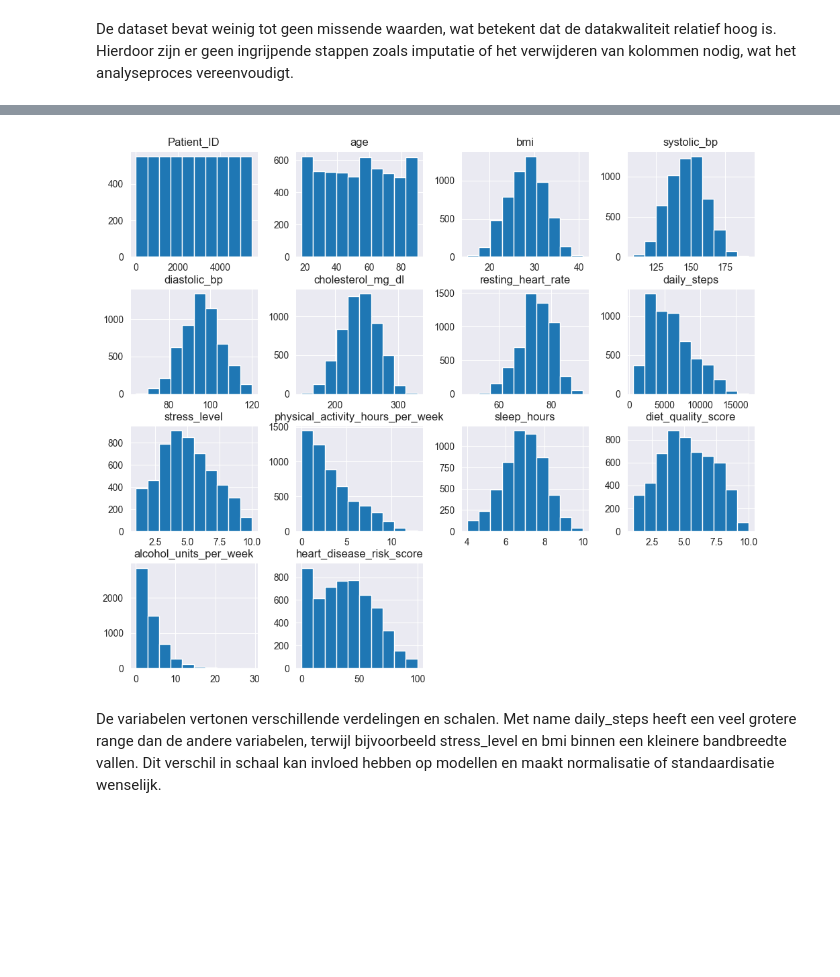
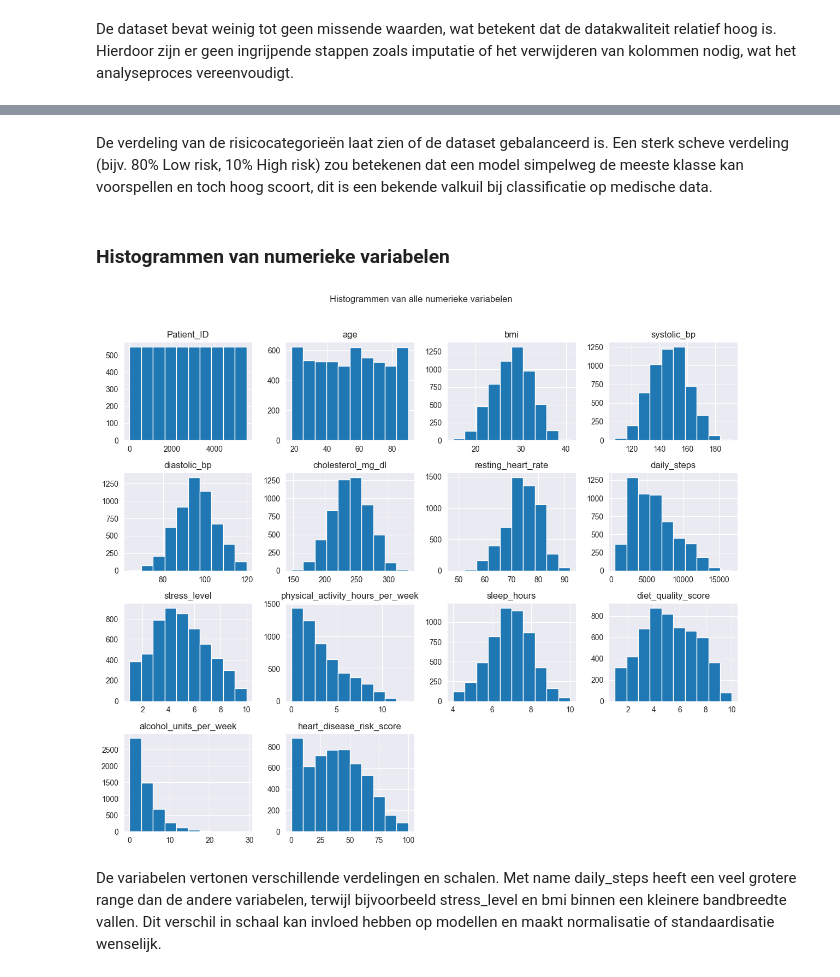
Before and after one commit to ESmids/BPDEE-Practicums, a Jupyter notebook: Opdracht1/HeartAttackDataset/CardiovascularRisk.ipynb, the cells around one changed output, grey strips where cells are left out. Drawn from its saved outputs; the diff is of its cells as text; code cells hidden in the pictures; blank space fills up the shorter version.

```diff
--- a/Opdracht1/HeartAttackDataset/CardiovascularRisk.ipynb
+++ b/Opdracht1/HeartAttackDataset/CardiovascularRisk.ipynb
@@ -102,8 +166,14 @@ De verdelingen van variabelen zoals age, bmi, cholesterol_mg_dl en daily_steps w
+# %% [markdown]
+De verdeling van de risicocategorieën laat zien of de dataset gebalanceerd is. Een sterk scheve verdeling (bijv. 80% Low risk, 10% High risk) zou betekenen dat een model simpelweg de meeste klasse kan voorspellen en toch hoog scoort, dit is een bekende valkuil bij classificatie op medische data.
+# %% [markdown]
+### Histogrammen van numerieke variabelen
 # %%
-df.hist(figsize=(12,10))
+df.hist(figsize=(12, 10))
+plt.suptitle("Histogrammen van alle numerieke variabelen", y=1.02)
+plt.tight_layout()
 plt.show()
 # %% [output]
-[figure, old version]
+[figure, new version]
 # %% [markdown]
 De variabelen vertonen verschillende verdelingen en schalen. Met name daily_steps heeft een veel grotere range dan de andere variabelen, terwijl bijvoorbeeld stress_level en bmi binnen een kleinere bandbreedte vallen. Dit verschil in schaal kan invloed hebben op modellen en maakt normalisatie of standaardisatie wenselijk.
 # %% [markdown]
```
Also changed, not shown: parts of 31 cells of this notebook, 2 other files.
